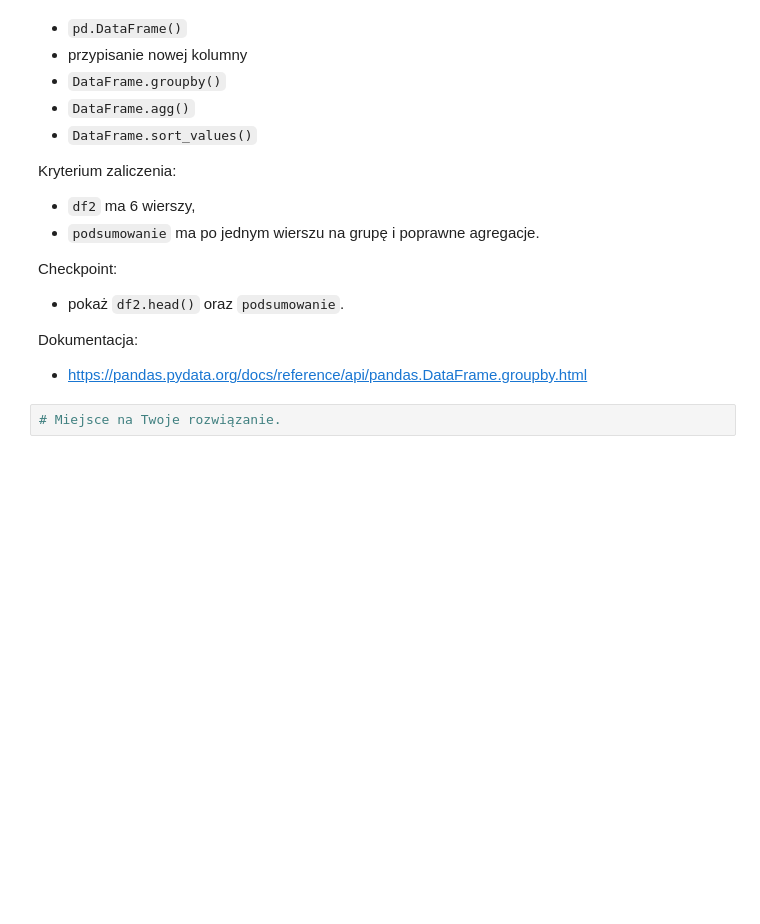
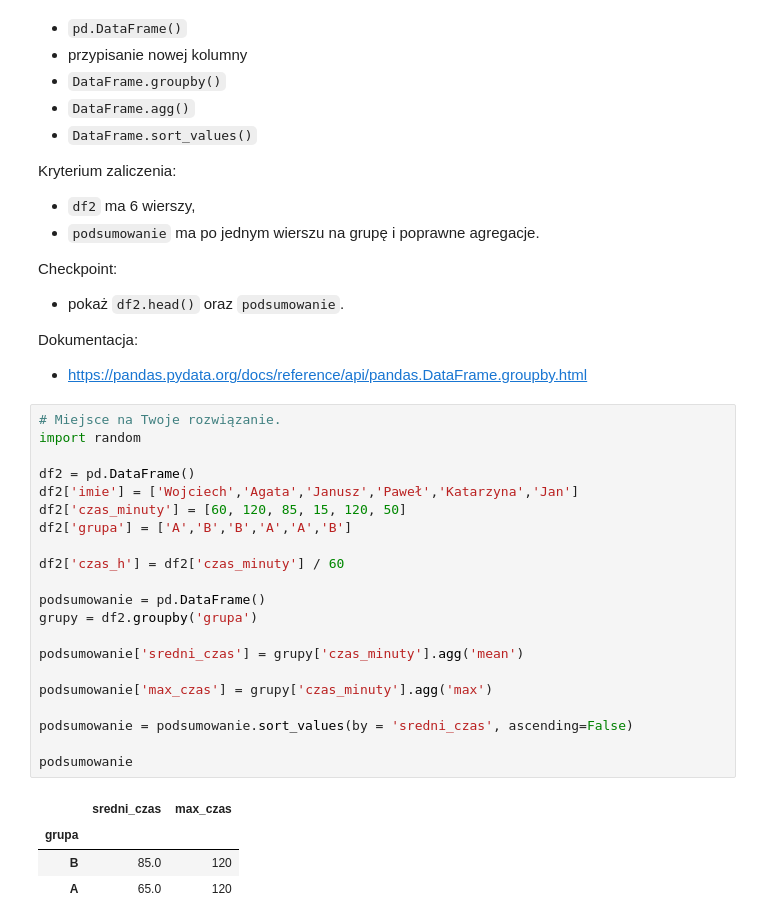
Before and after one commit to HDiver/AnalizaDanychPythonKurs, a Jupyter notebook: AnalizaDanychPython_Lekcja0.ipynb, the cells around one changed output. Drawn from its saved outputs; the diff is of its cells as text; blank space fills up the shorter version.

```diff
--- a/AnalizaDanychPython_Lekcja0.ipynb
+++ b/AnalizaDanychPython_Lekcja0.ipynb
@@ -462,3 +481,27 @@ Dokumentacja:
 - https://pandas.pydata.org/docs/reference/api/pandas.DataFrame.groupby.html
 # %%
 # Miejsce na Twoje rozwiązanie.
+import random
+
+df2 = pd.DataFrame()
+df2['imie'] = ['Wojciech','Agata','Janusz','Paweł','Katarzyna','Jan']
+df2['czas_minuty'] = [60, 120, 85, 15, 120, 50]
+df2['grupa'] = ['A','B','B','A','A','B']
+
+df2['czas_h'] = df2['czas_minuty'] / 60
+
+podsumowanie = pd.DataFrame()
+grupy = df2.groupby('grupa')
+
+podsumowanie['sredni_czas'] = grupy['czas_minuty'].agg('mean')
+
+podsumowanie['max_czas'] = grupy['czas_minuty'].agg('max')
+
+podsumowanie = podsumowanie.sort_values(by = 'sredni_czas', ascending=False)
+
+podsumowanie
+# %% [output]
+|  | sredni_czas | max_czas |
+| grupa |  |  |
+| B | 85.0 | 120 |
+| A | 65.0 | 120 |
```
Also changed, not shown: parts of 1 cell of this notebook, 2 other files.
